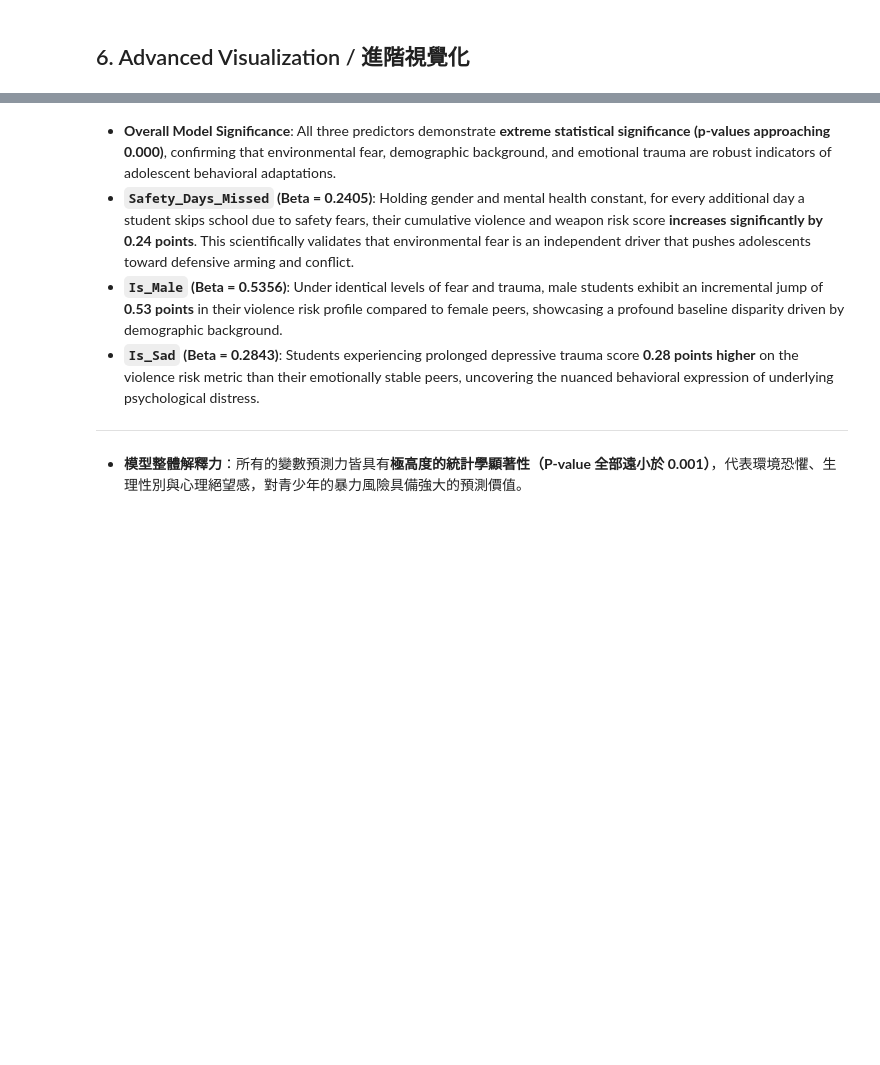
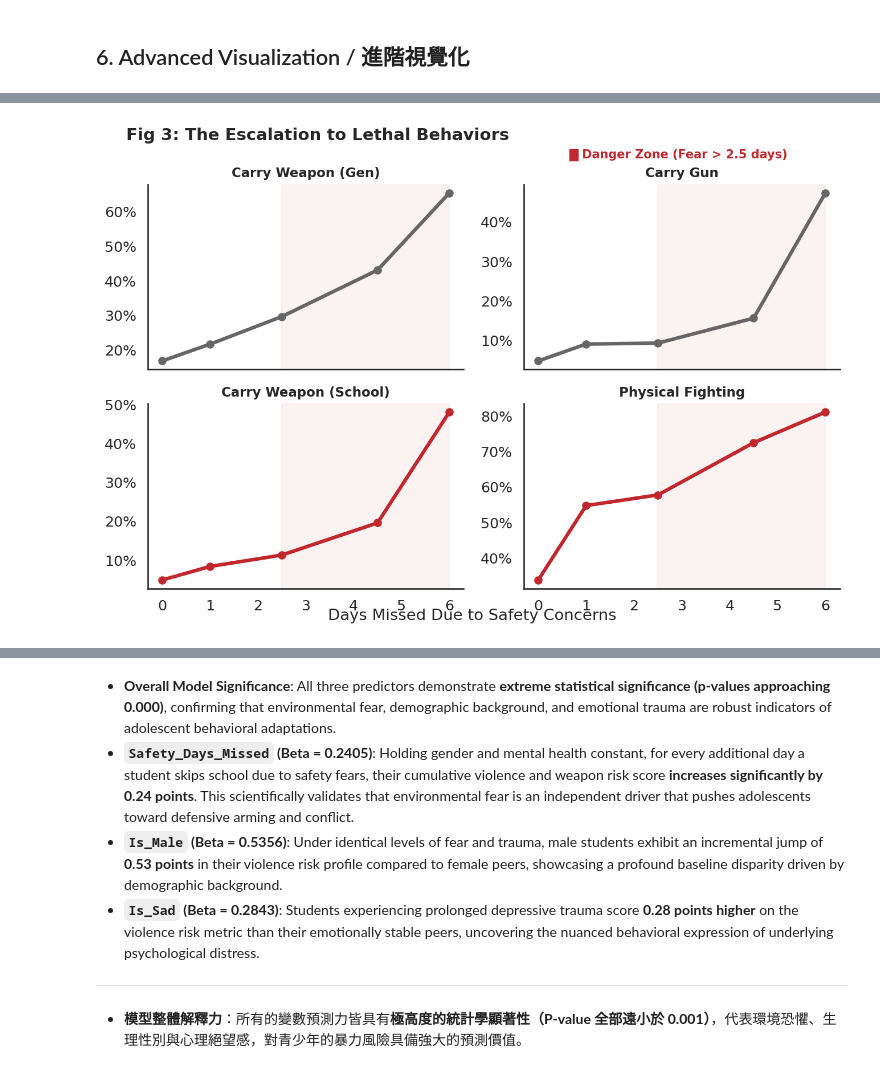
Before and after one commit to Geraldand/2026SpringStat2-Final-Individual-Project, a Jupyter notebook: notebooks / Final_Individual_Project.ipynb, the cells around one changed output, grey strips where cells are left out. Cells and saved outputs as stored; diff of their text form; code cells hidden in the pictures; blank space fills up the shorter version.

```diff
--- a/notebooks / Final_Individual_Project.ipynb
+++ b/notebooks / Final_Individual_Project.ipynb
@@ -409,0 +457,39 @@ print("✅ Figure successfully generated without errors and saved as 'regression
+# %%
+# ==========================================
+# Fig 3: The Escalation (2x2 Subplots)
+# ==========================================
+fig, axes = plt.subplots(2, 2, figsize=(9, 6), dpi=150, sharex=True)
+axes = axes.flatten()
+
+# Ensure labels exactly match the specific order of y_comps
+labels = ['Carry Weapon (Gen)', 'Carry Gun', 'Carry Weapon (School)', 'Physical Fighting']
+cols = [f'{c}_bin' for c in y_comps]
+
+for i, ax in enumerate(axes):
+    # Calculate the percentage incidence of each specific behavior
+    data = df_plot.groupby('Safety_Days_Missed')[cols[i]].mean() * 100
+    color = '#c1272d' if i >= 2 else '#666666'
+
+    # Plot individual trend lines
+    ax.plot(data.index, data.values, color=color, linewidth=3, marker='o')
+
+    # Highlight the extreme fear 'Danger Zone' (shaded right side)
+    ax.axvspan(2.5, 6.0, color='#c1272d', alpha=0.06)
+
+    ax.set_title(labels[i], fontweight='bold', fontsize=11)
+    ax.spines['top'].set_visible(False)
+    ax.spines['right'].set_visible(False)
+
+    # Format Y-axis as percentage
+    ax.yaxis.set_major_formatter(plt.FuncFormatter(lambda x, _: f'{x:g}%'))
+
+# Add danger zone legend at the top right
+fig.text(0.91, 0.92, '█ Danger Zone (Fear > 2.5 days)', color='#c1272d', fontweight='bold', fontsize=10, ha='right')
+fig.suptitle('Fig 3: The Escalation to Lethal Behaviors', fontweight='bold', fontsize=14, x=0.05, ha='left')
+fig.text(0.5, 0.02, 'Days Missed Due to Safety Concerns', ha='center')
+
+plt.tight_layout()
+plt.savefig('scheme1_fig3.png', bbox_inches='tight')
+plt.show()
+# %% [output]
+[figure, added]
```
Also changed, not shown: parts of 12 cells of this notebook.
